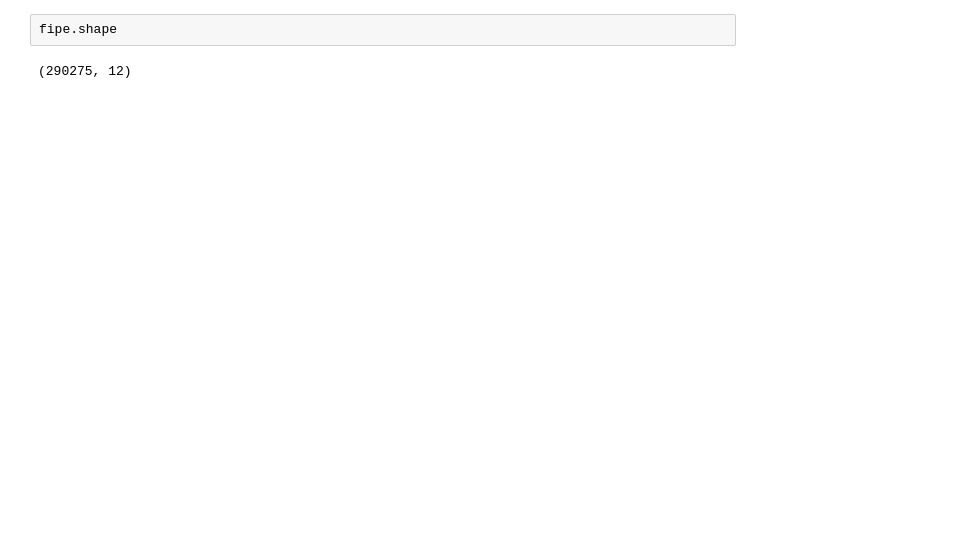
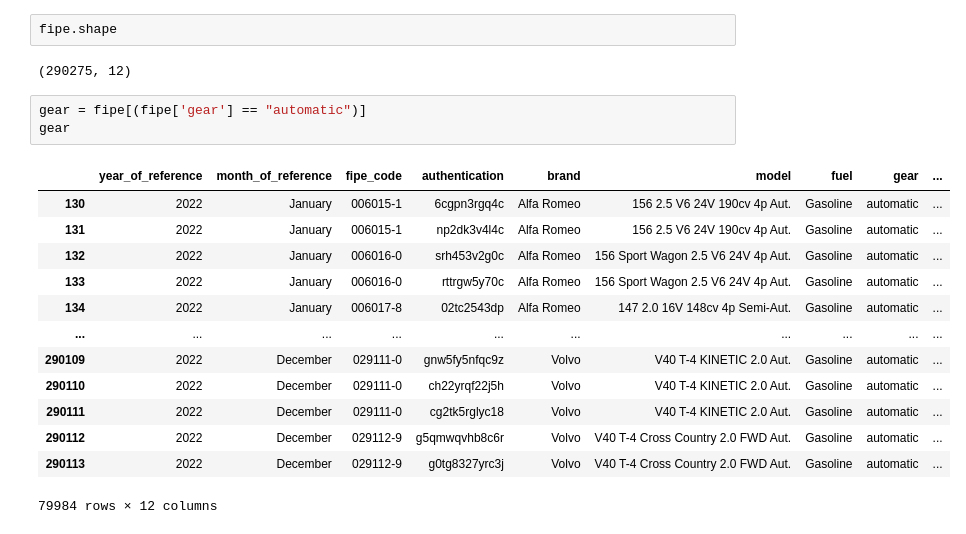
Before and after one commit to 1caue/Pandas, a Jupyter notebook: Numpy/Numpy.ipynb, the cells around one changed output. Drawn from its saved outputs; the diff is of its cells as text; blank space fills up the shorter version.

```diff
--- a/Numpy/Numpy.ipynb
+++ b/Numpy/Numpy.ipynb
@@ -211,3 +213,20 @@ finalfil
 fipe.shape
 # %% [output]
 (290275, 12)
+# %%
+gear = fipe[(fipe['gear'] == "automatic")]
+gear
+# %% [output]
+|  | year_of_reference | month_of_reference | fipe_code | authentication | brand | model | fuel | gear | ... |
+| 130 | 2022 | January | 006015-1 | 6cgpn3rgq4c | Alfa Romeo | 156 2.5 V6 24V 190cv 4p Aut. | Gasoline | automatic | ... |
+| 131 | 2022 | January | 006015-1 | np2dk3v4l4c | Alfa Romeo | 156 2.5 V6 24V 190cv 4p Aut. | Gasoline | automatic | ... |
+| 132 | 2022 | January | 006016-0 | srh453v2g0c | Alfa Romeo | 156 Sport Wagon 2.5 V6 24V 4p Aut. | Gasoline | automatic | ... |
+| 133 | 2022 | January | 006016-0 | rttrgw5y70c | Alfa Romeo | 156 Sport Wagon 2.5 V6 24V 4p Aut. | Gasoline | automatic | ... |
+| 134 | 2022 | January | 006017-8 | 02tc2543dp | Alfa Romeo | 147 2.0 16V 148cv 4p Semi-Aut. | Gasoline | automatic | ... |
+| ... | ... | ... | ... | ... | ... | ... | ... | ... | ... |
+| 290109 | 2022 | December | 029111-0 | gnw5fy5nfqc9z | Volvo | V40 T-4 KINETIC 2.0 Aut. | Gasoline | automatic | ... |
+| 290110 | 2022 | December | 029111-0 | ch22yrqf22j5h | Volvo | V40 T-4 KINETIC 2.0 Aut. | Gasoline | automatic | ... |
+| 290111 | 2022 | December | 029111-0 | cg2tk5rglyc18 | Volvo | V40 T-4 KINETIC 2.0 Aut. | Gasoline | automatic | ... |
+| 290112 | 2022 | December | 029112-9 | g5qmwqvhb8c6r | Volvo | V40 T-4 Cross Country 2.0 FWD Aut. | Gasoline | automatic | ... |
+| 290113 | 2022 | December | 029112-9 | g0tg8327yrc3j | Volvo | V40 T-4 Cross Country 2.0 FWD Aut. | Gasoline | automatic | ... |
+79984 rows × 12 columns
```
Also changed, not shown: parts of 10 cells of this notebook.
